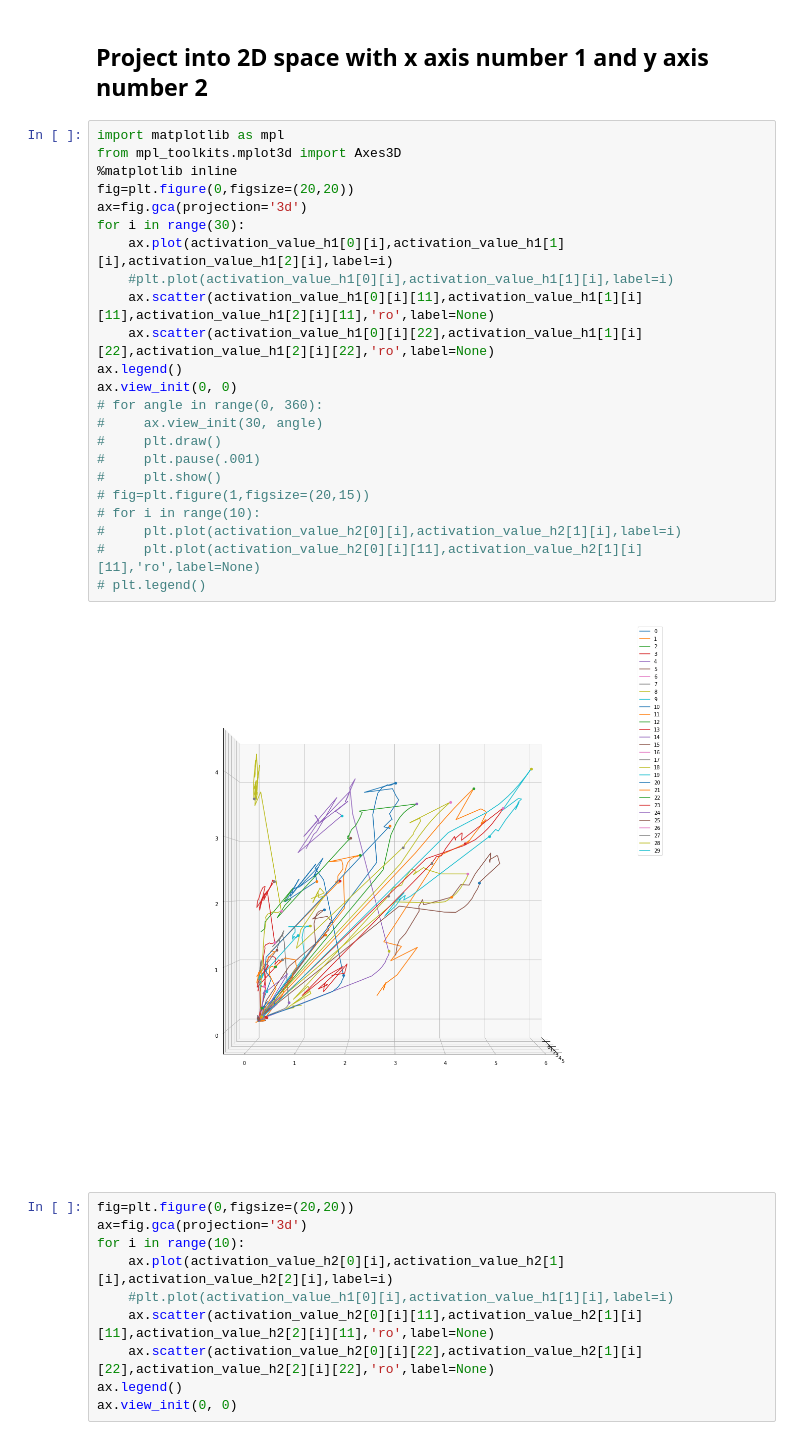
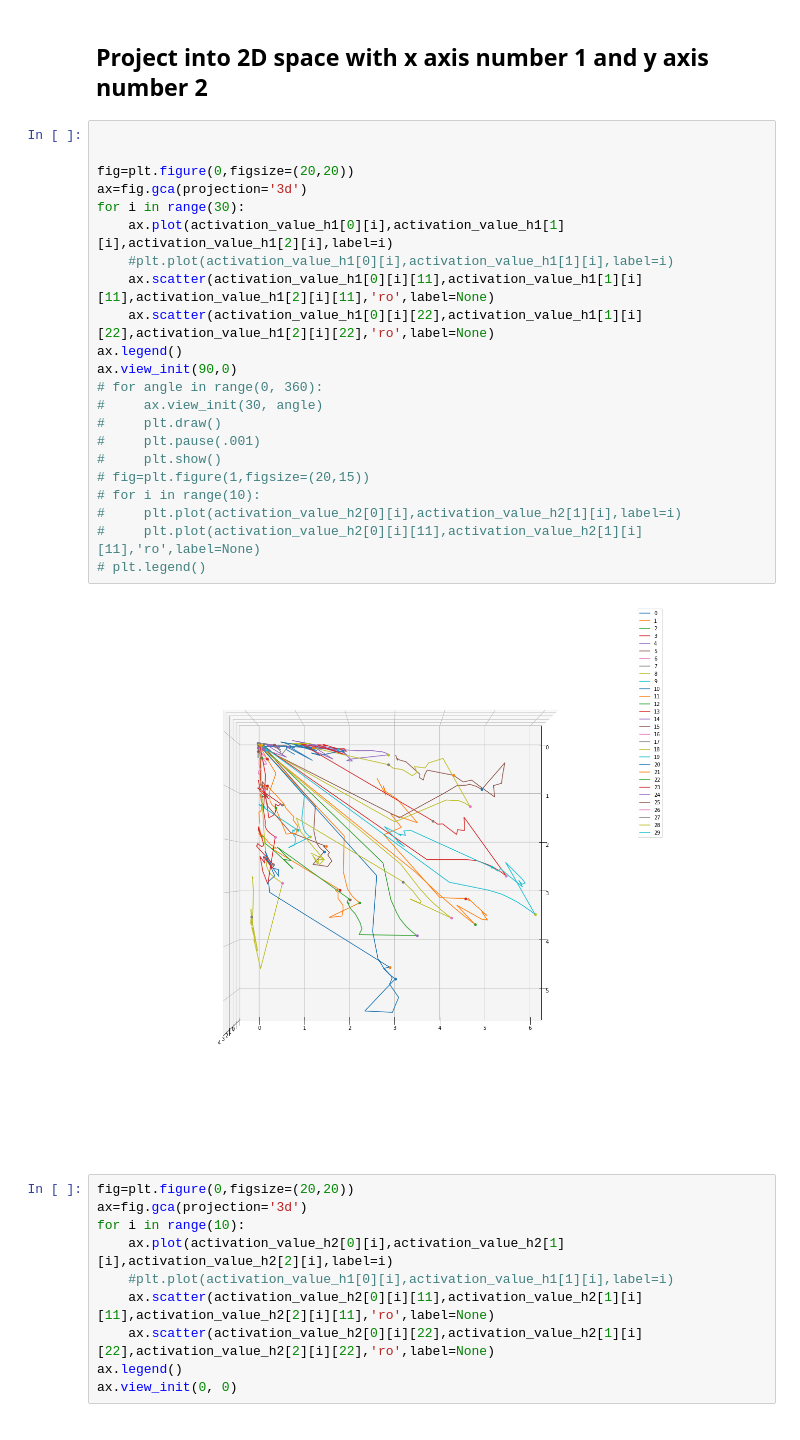
Before and after one commit to codelalala/ComputerVision, a Jupyter notebook: MLP_MNIST-Fashion.ipynb, the cells around one changed output. Cells and saved outputs as stored; diff of their text form.

```diff
--- a/MLP_MNIST-Fashion.ipynb
+++ b/MLP_MNIST-Fashion.ipynb
@@ -615,30 +619,29 @@ activation_value_h1[0][i][10]
 # %% [markdown]
 ## Project into 2D space with x axis number 1 and y axis number 2
 # %%
-import matplotlib as mpl
-from mpl_toolkits.mplot3d import Axes3D
-%matplotlib inline
+
+
 fig=plt.figure(0,figsize=(20,20))
 ax=fig.gca(projection='3d')
 for i in range(30):
     ax.plot(activation_value_h1[0][i],activation_value_h1[1][i],activation_value_h1[2][i],label=i)
     #plt.plot(activation_value_h1[0][i],activation_value_h1[1][i],label=i)
     ax.scatter(activation_value_h1[0][i][11],activation_value_h1[1][i][11],activation_value_h1[2][i][11],'ro',label=None)
     ax.scatter(activation_value_h1[0][i][22],activation_value_h1[1][i][22],activation_value_h1[2][i][22],'ro',label=None)
 ax.legend()
-ax.view_init(0, 0)
+ax.view_init(90,0)
 # for angle in range(0, 360):
 #     ax.view_init(30, angle)
 #     plt.draw()
 #     plt.pause(.001)
 #     plt.show()
 # fig=plt.figure(1,figsize=(20,15))
 # for i in range(10):
 #     plt.plot(activation_value_h2[0][i],activation_value_h2[1][i],label=i)
 #     plt.plot(activation_value_h2[0][i][11],activation_value_h2[1][i][11],'ro',label=None)
 # plt.legend()
 # %% [output]
-[figure, old version]
+[figure, new version]
 # %%
 fig=plt.figure(0,figsize=(20,20))
 ax=fig.gca(projection='3d')
```
Also changed, not shown: parts of 2 cells of this notebook, 1 other file.
